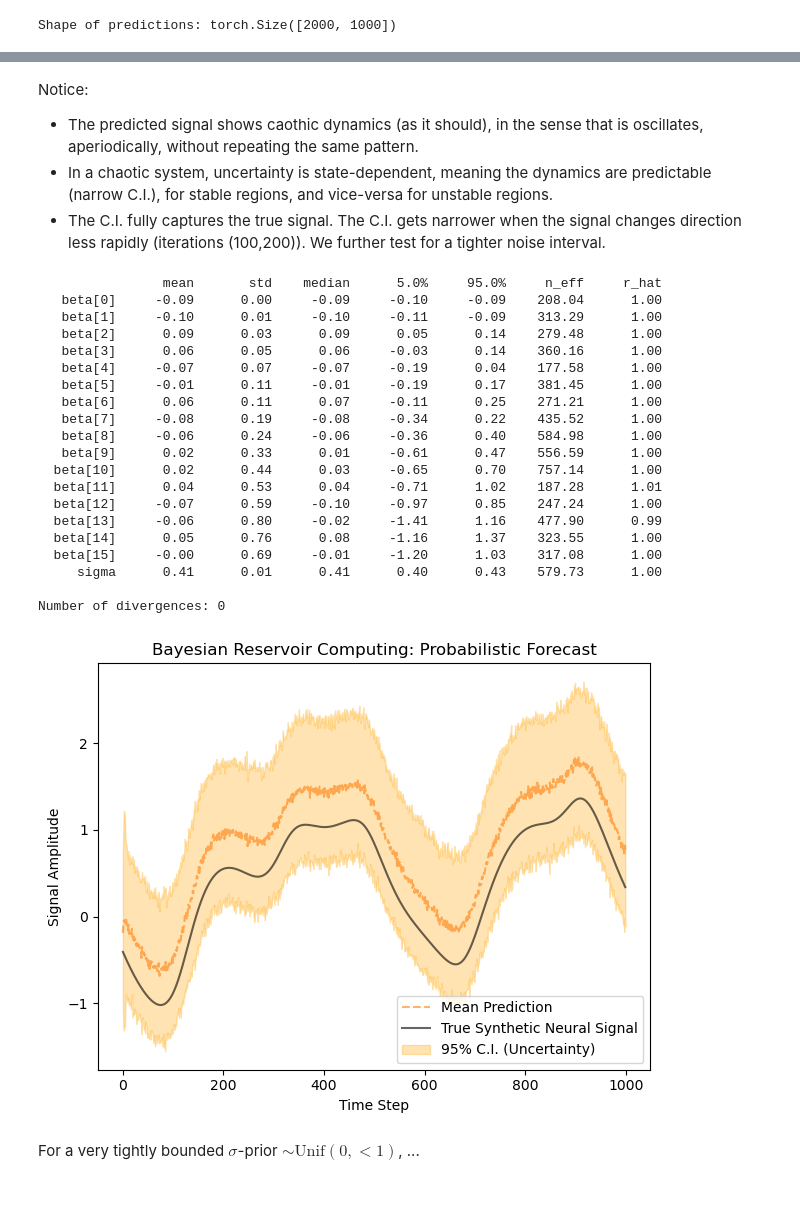
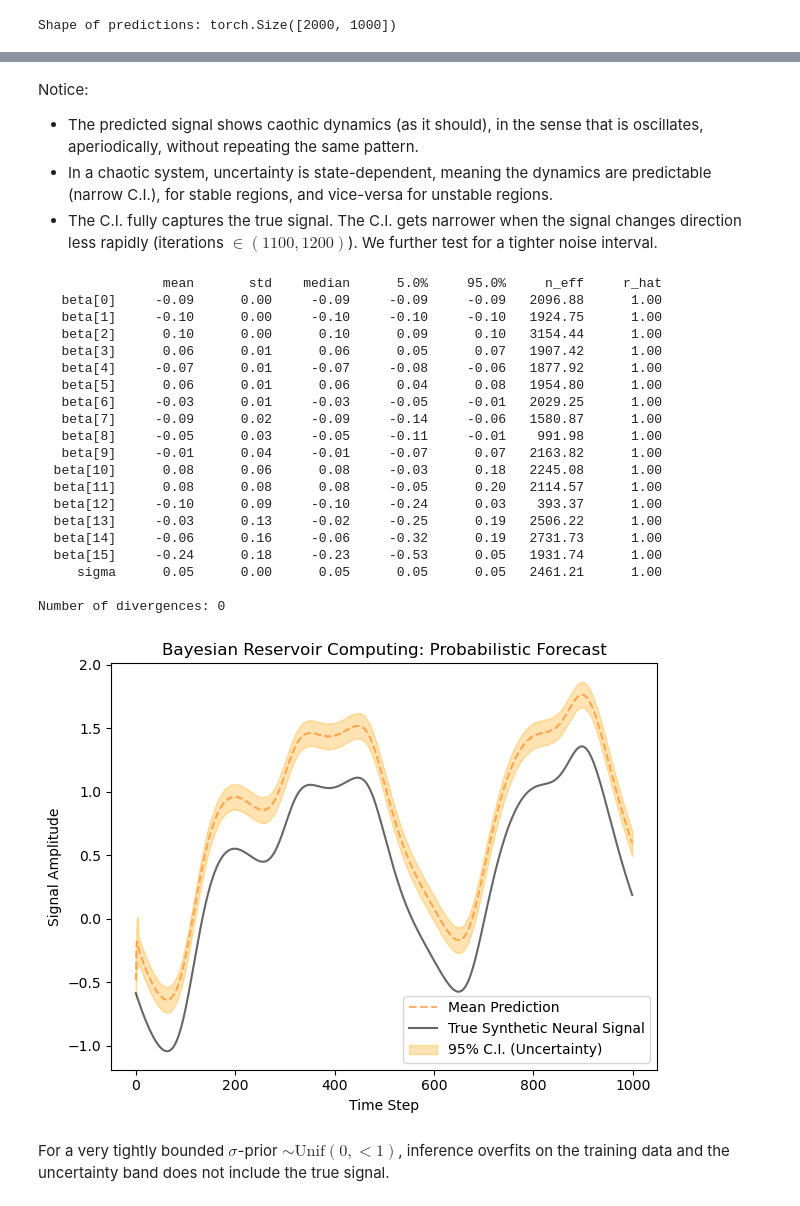
Before and after one commit to filippobezzi/Bayesian-Inference-in-High-Dimensional-Reservoir-Dynamics-for-Neural-Time-Series, a Jupyter notebook: pre-processing.ipynb, the cells around one changed output, grey strips where cells are left out. Cells and saved outputs as stored; diff of their text form; code cells hidden in the pictures.

```diff
--- a/pre-processing.ipynb
+++ b/pre-processing.ipynb
@@ -194,69 +195,69 @@ plt.show()
 Notice:
 + The predicted signal shows caothic dynamics (as it should), in the sense that is oscillates, aperiodically, without repeating the same pattern.
 + In a chaotic system, uncertainty is state-dependent, meaning the dynamics are predictable (narrow C.I.), for stable regions, and vice-versa for unstable regions.
-+ The C.I. fully captures the true signal. The C.I. gets narrower when the signal changes direction less rapidly (iterations (100,200)).
++ The C.I. fully captures the true signal. The C.I. gets narrower when the signal changes direction less rapidly (iterations $\in(1100,1200)$).
 We further test for a tighter noise interval.
 # %%
-num_samples = 200
+num_samples_crit = Time_steps
 
 nut_kernel = pyro.infer.NUTS(model)
-mcmc = pyro.infer.MCMC(nut_kernel, num_samples=num_samples, warmup_steps=200)
+mcmc_crit = pyro.infer.MCMC(nut_kernel, num_samples=num_samples_crit, warmup_steps=200)
 
-mcmc.run(S_train_PCA, Y_train, beta_params=[0,1.], sigma_params=[0,1.])
-mcmc.summary()
+mcmc_crit.run(S_train_PCA, Y_train, beta_params=[0,1e0], sigma_params=[0,5*1e-2])
+mcmc_crit.summary()
 # %% [output]
                 mean       std    median      5.0%     95.0%     n_eff     r_hat
-   beta[0]     -0.09      0.00     -0.09     -0.10     -0.09    208.04      1.00
-   beta[1]     -0.10      0.01     -0.10     -0.11     -0.09    313.29      1.00
-   beta[2]      0.09      0.03      0.09      0.05      0.14    279.48      1.00
-   beta[3]      0.06      0.05      0.06     -0.03      0.14    360.16      1.00
-   beta[4]     -0.07      0.07     -0.07     -0.19      0.04    177.58      1.00
-   beta[5]     -0.01      0.11     -0.01     -0.19      0.17    381.45      1.00
-   beta[6]      0.06      0.11      0.07     -0.11      0.25    271.21      1.00
-   beta[7]     -0.08      0.19     -0.08     -0.34      0.22    435.52      1.00
-   beta[8]     -0.06      0.24     -0.06     -0.36      0.40    584.98      1.00
-   beta[9]      0.02      0.33      0.01     -0.61      0.47    556.59      1.00
-  beta[10]      0.02      0.44      0.03     -0.65      0.70    757.14      1.00
-  beta[11]      0.04      0.53      0.04     -0.71      1.02    187.28      1.01
-  beta[12]     -0.07      0.59     -0.10     -0.97      0.85    247.24      1.00
-  beta[13]     -0.06      0.80     -0.02     -1.41      1.16    477.90      0.99
-  beta[14]      0.05      0.76      0.08     -1.16      1.37    323.55      1.00
-  beta[15]     -0.00      0.69     -0.01     -1.20      1.03    317.08      1.00
-     sigma      0.41      0.01      0.41      0.40      0.43    579.73      1.00
+   beta[0]     -0.09      0.00     -0.09     -0.09     -0.09   2096.88      1.00
+   beta[1]     -0.10      0.00     -0.10     -0.10     -0.10   1924.75      1.00
+   beta[2]      0.10      0.00      0.10      0.09      0.10   3154.44      1.00
+   beta[3]      0.06      0.01      0.06      0.05      0.07   1907.42      1.00
+   beta[4]     -0.07      0.01     -0.07     -0.08     -0.06   1877.92      1.00
+   beta[5]      0.06      0.01      0.06      0.04      0.08   1954.80      1.00
+   beta[6]     -0.03      0.01     -0.03     -0.05     -0.01   2029.25      1.00
+   beta[7]     -0.09      0.02     -0.09     -0.14     -0.06   1580.87      1.00
+   beta[8]     -0.05      0.03     -0.05     -0.11     -0.01    991.98      1.00
+   beta[9]     -0.01      0.04     -0.01     -0.07      0.07   2163.82      1.00
+  beta[10]      0.08      0.06      0.08     -0.03      0.18   2245.08      1.00
+  beta[11]      0.08      0.08      0.08     -0.05      0.20   2114.57      1.00
+  beta[12]     -0.10      0.09     -0.10     -0.24      0.03    393.37      1.00
+  beta[13]     -0.03      0.13     -0.02     -0.25      0.19   2506.22      1.00
+  beta[14]     -0.06      0.16     -0.06     -0.32      0.19   2731.73      1.00
+  beta[15]     -0.24      0.18     -0.23     -0.53      0.05   1931.74      1.00
+     sigma      0.05      0.00      0.05      0.05      0.05   2461.21      1.00
 
 Number of divergences: 0
 # %%
-param_samples = mcmc.get_samples()
-predictive = pyro.infer.Predictive(model, posterior_samples=param_samples, num_samples=None, parallel=True)
-y_pred_samples = predictive(S_test_PCA, None)["obs"]
+param_samples_crit = mcmc_crit.get_samples()
+predictive_crit = pyro.infer.Predictive(model, posterior_samples=param_samples_crit, num_samples=None, parallel=True)
+y_pred_samples_crit = predictive_crit(S_test_PCA, None)["obs"]
 
-median_prediction = y_pred_samples.median(0)[0]
-mean_prediction = y_pred_samples.mean(0)
-std_prediction = y_pred_samples.std(0)
+median_prediction_crit = y_pred_samples_crit.median(0)[0]
+mean_prediction_crit = y_pred_samples_crit.mean(0)
+std_prediction_crit = y_pred_samples_crit.std(0)
 
-lower_bound = mean_prediction - 2 * std_prediction
-upper_bound = mean_prediction + 2 * std_prediction
+lower_bound_crit = mean_prediction_crit - 2 * std_prediction_crit
+upper_bound_crit = mean_prediction_crit + 2 * std_prediction_crit
 # %%
 plt.figure(figsize=(12,5))
 
 plt.subplot(1,2,1)
-plt.plot(mean_prediction, "C1--", alpha=0.6, label="Mean Prediction")
+plt.plot(mean_prediction_crit, "C1--", alpha=0.6, label="Mean Prediction")
 plt.plot(Y_test, "k-", alpha=0.6, label="True Synthetic Neural Signal")
 plt.fill_between(
-    range(len(mean_prediction)),
-    lower_bound,
-    upper_bound,
+    range(len(mean_prediction_crit)),
+    lower_bound_crit,
+    upper_bound_crit,
     color="orange",
     alpha=0.3,
     label="95% C.I. (Uncertainty)"
 )
 plt.xlabel("Time Step")
 plt.ylabel("Signal Amplitude")
 plt.title("Bayesian Reservoir Computing: Probabilistic Forecast")
 plt.tight_layout()
 plt.legend()
 plt.show()
 # %% [output]
-[figure, old version]
+[figure, new version]
 # %% [markdown]
-For a very tightly bounded $\sigma$-prior $\sim\text{Unif}(0,<1)$, ...
+For a very tightly bounded $\sigma$-prior $\sim\text{Unif}(0,<1)$, inference overfits on the training data and the uncertainty band does not include the true signal.
```
Also changed, not shown: parts of 9 cells of this notebook, 3 other files.
